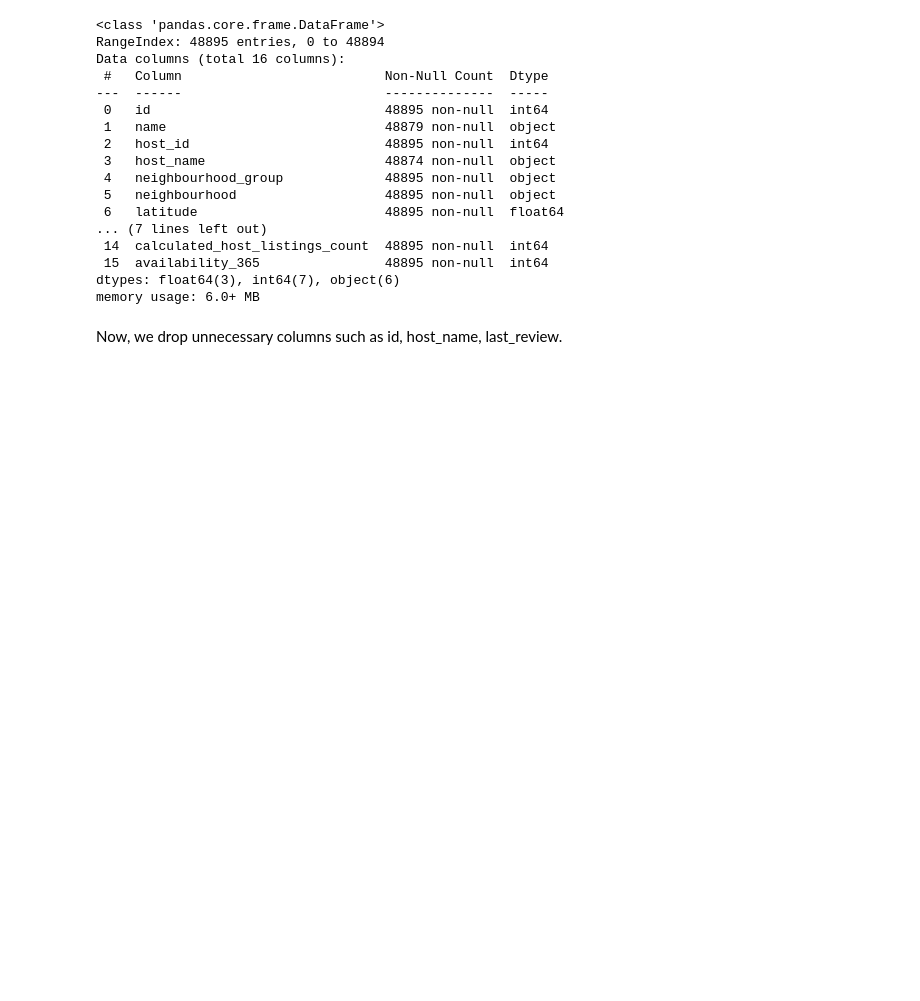
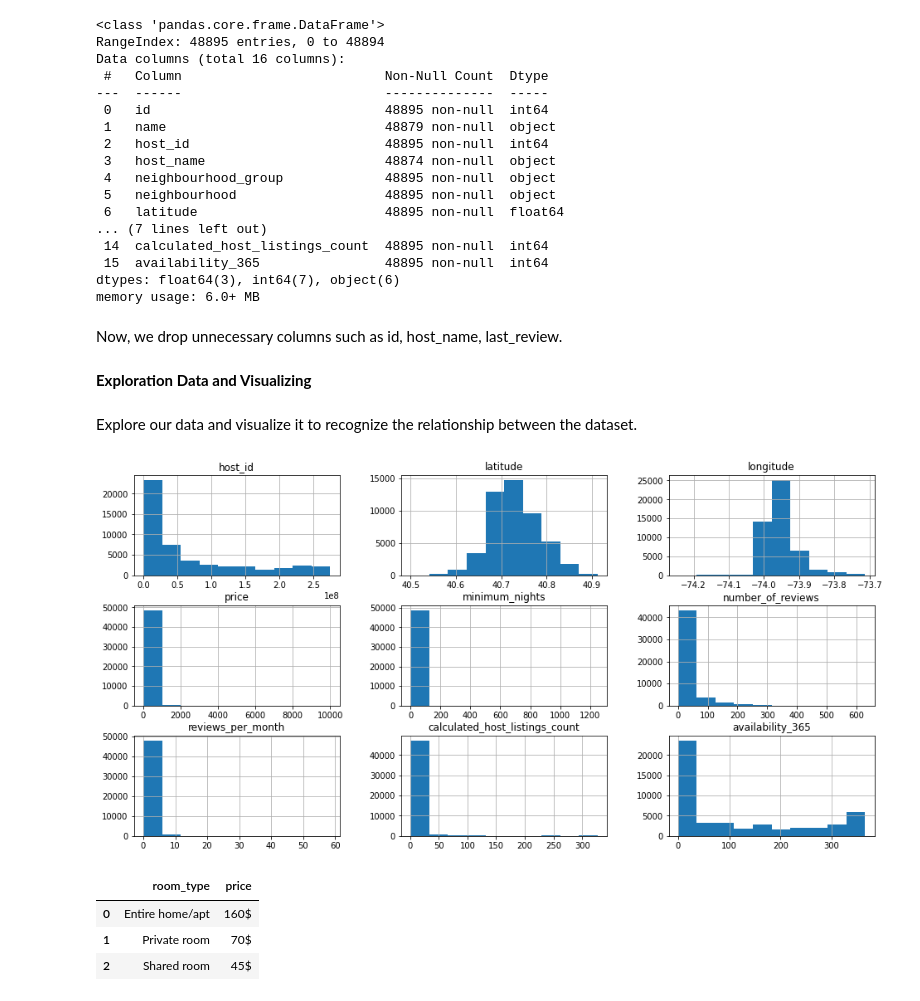
Before and after one commit to nishigandha2/airbnb-booking-analysis, a Jupyter notebook: AIRBNB_.ipynb, the cells around one changed output. Cells and saved outputs as stored; diff of their text form; code cells hidden in the pictures; blank space fills up the shorter version.

```diff
--- a/AIRBNB_.ipynb
+++ b/AIRBNB_.ipynb
@@ -124,3 +124,12 @@ airbnb_df.drop(['id','host_name','last_review'],axis=1,inplace=True)
 # %%
 #filling the Nan value with zero
 airbnb_df.fillna({'reviews_per_month':0},inplace=True)
+# %% [markdown]
+**Exploration Data and Visualizing**
+# %% [markdown]
+Explore our data and visualize it to recognize the relationship between the dataset.
+# %%
+airbnb_df.hist(figsize=(16,8))
+plt.show()
+# %% [output]
+[figure, added]
@@ -126,0 +141,7 @@ airbnb_df.fillna({'reviews_per_month':0},inplace=True)
+# %%
+avg_price
+# %% [output]
+|  | room_type | price |
+| 0 | Entire home/apt | 160$ |
+| 1 | Private room | 70$ |
+| 2 | Shared room | 45$ |
```
Also changed, not shown: parts of 11 cells of this notebook.
